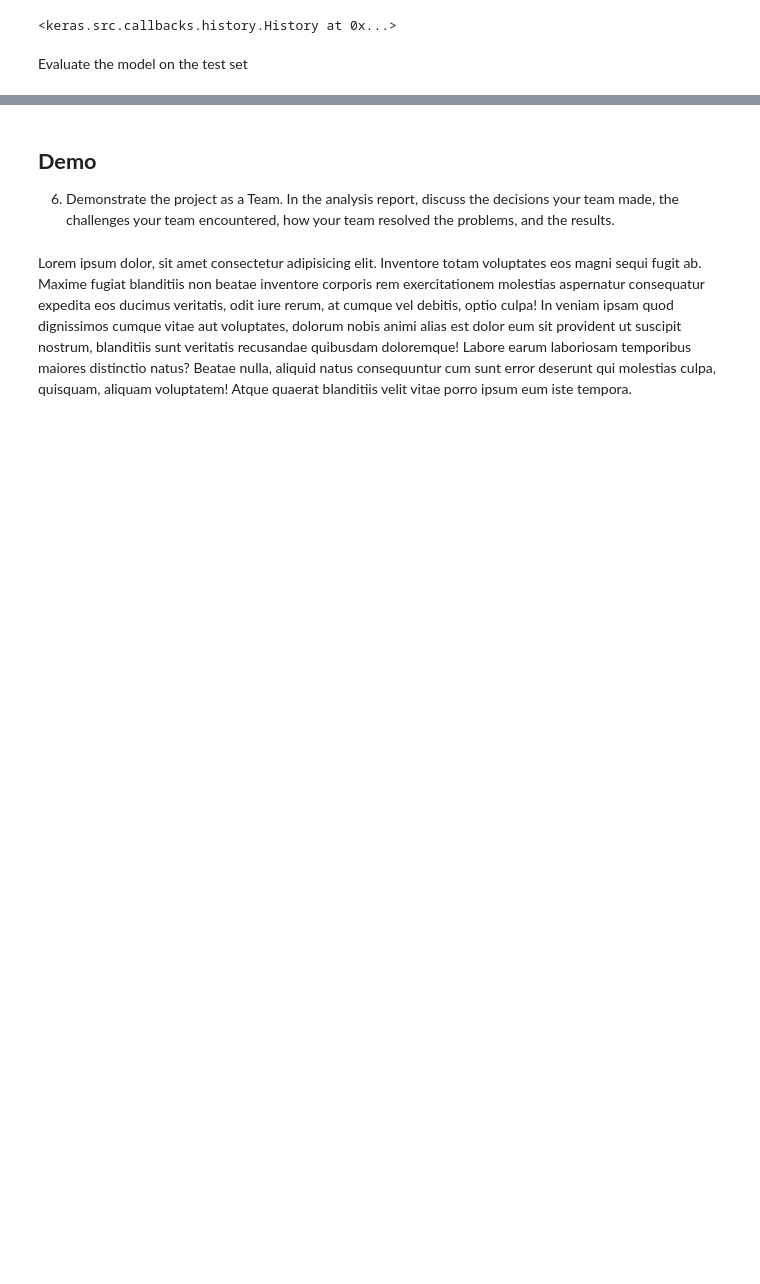
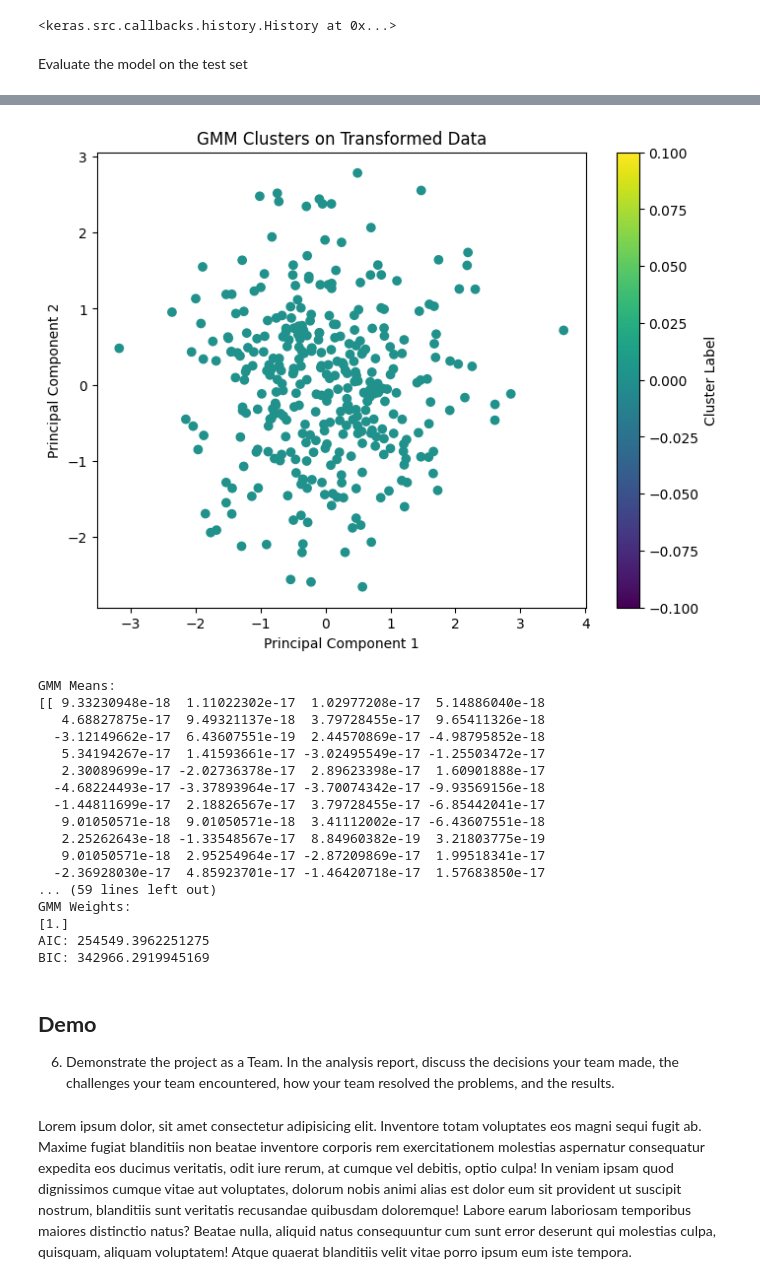
Before and after one commit to Snorlax-x-Panda/FR-I-F24, a Jupyter notebook: FRI-F24.ipynb, the cells around one changed output, grey strips where cells are left out. Cells and saved outputs as stored; diff of their text form; code cells hidden in the pictures; blank space fills up the shorter version.

```diff
--- a/FRI-F24.ipynb
+++ b/FRI-F24.ipynb
@@ -228,9 +263,9 @@ x_val_transf = np.concatenate((x_val_pre, x_val_k, k_val_cl_oh), axis=1)
 # %% [markdown]
 Apply Gaussian Mixture Model (GMM)
 # %%
-gmm_model = GaussianMixture(n_components=3, random_state=42)  # Specify the number of clusters (components)
+optimal_components = 1
+gmm_model = GaussianMixture(n_components=optimal_components, random_state=42)
 gmm_model.fit(x_train_pre)
-
 # Get the cluster labels for the training, validation, and test sets
 gmm_labels_train = gmm_model.predict(x_train_pre)
 gmm_labels_val = gmm_model.predict(x_val_pre)
@@ -448,3 +483,52 @@ GMM Model - Test loss, Test accuracy: [0.31011608242988586, 0.9304347634315491]
+# %%
+# Visual Exploration of GMM Clusters (Optional for 2D visualization)
+from sklearn.decomposition import PCA
+
+# Reduce the dimensionality to 2D for visualization
+pca = PCA(n_components=2)
+x_train_2d = pca.fit_transform(x_train_pre)
+
+# Plot GMM clusters
+plt.figure(figsize=(8, 6))
+plt.scatter(x_train_2d[:, 0], x_train_2d[:, 1], c=gmm_labels_train, cmap='viridis')
+plt.title("GMM Clusters on Transformed Data")
+plt.xlabel("Principal Component 1")
+plt.ylabel("Principal Component 2")
+plt.colorbar(label='Cluster Label')
+plt.show()
+
+# Inspect GMM parameters (means, covariances, weights)
+print("GMM Means:")
+print(gmm_model.means_)
+
+print("\nGMM Covariances:")
+print(gmm_model.covariances_)
+
+print("\nGMM Weights:")
+print(gmm_model.weights_)
+
+# Model Summary: Show GMM model fit evaluation (AIC, BIC)
+print(f"AIC: {gmm_model.aic(x_train_pre)}")
+print(f"BIC: {gmm_model.bic(x_train_pre)}")
+# %% [output]
+[figure, added]
+GMM Means:
+[[ 9.33230948e-18  1.11022302e-17  1.02977208e-17  5.14886040e-18
+   4.68827875e-17  9.49321137e-18  3.79728455e-17  9.65411326e-18
+  -3.12149662e-17  6.43607551e-19  2.44570869e-17 -4.98795852e-18
+   5.34194267e-17  1.41593661e-17 -3.02495549e-17 -1.25503472e-17
+   2.30089699e-17 -2.02736378e-17  2.89623398e-17  1.60901888e-17
+  -4.68224493e-17 -3.37893964e-17 -3.70074342e-17 -9.93569156e-18
+  -1.44811699e-17  2.18826567e-17  3.79728455e-17 -6.85442041e-17
+   9.01050571e-18  9.01050571e-18  3.41112002e-17 -6.43607551e-18
+   2.25262643e-18 -1.33548567e-17  8.84960382e-19  3.21803775e-19
+   9.01050571e-18  2.95254964e-17 -2.87209869e-17  1.99518341e-17
+  -2.36928030e-17  4.85923701e-17 -1.46420718e-17  1.57683850e-17
+... (59 lines left out)
+GMM Weights:
+[1.]
+AIC: 254549.3962251275
+BIC: 342966.2919945169
 # %% [markdown]
 <b><h2 style="margin-bottom:0px;">Demo</h2></b>
 
```
Also changed, not shown: parts of 10 cells of this notebook.
